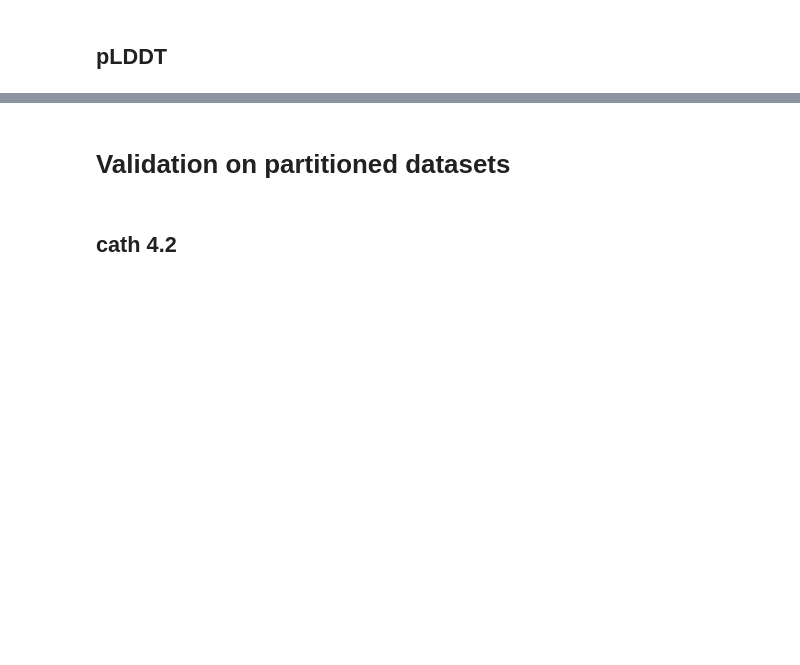
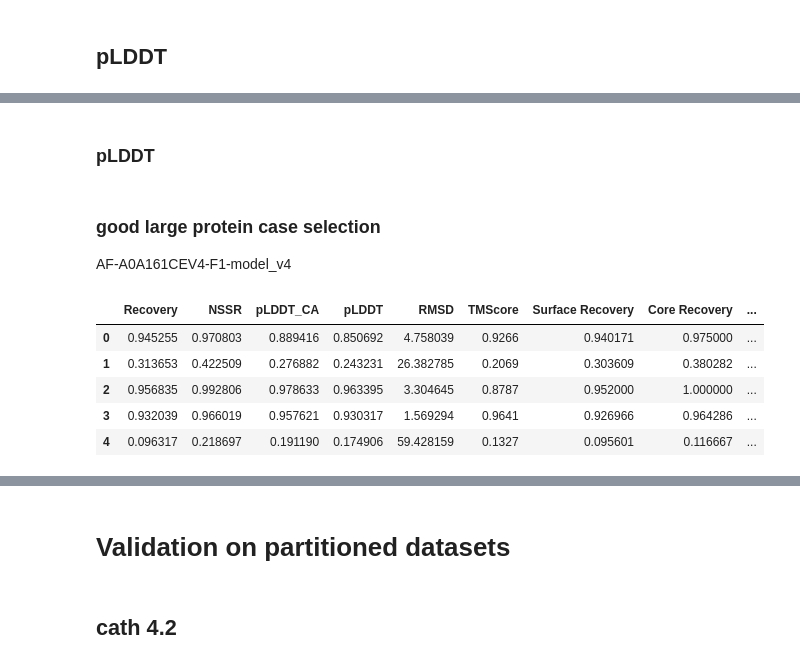
Before and after one commit to gersteinlab/BC-Design, a Jupyter notebook: visualization.ipynb, the cells around one changed output, grey strips where cells are left out. Saved outputs shown, nothing was run; the diff lists cells and outputs as text; code cells hidden in the pictures; blank space fills up the shorter version.

```diff
--- a/visualization.ipynb
+++ b/visualization.ipynb
@@ -414,0 +1241,2 @@ Passing `palette` without assigning `hue` is deprecated and will be removed in v
+# %% [markdown]
+### pLDDT
@@ -414,0 +1293,3 @@ Passing `palette` without assigning `hue` is deprecated and will be removed in v
+# %% [markdown]
+### good large protein case selection
+AF-A0A161CEV4-F1-model_v4
@@ -414,0 +1304,9 @@ Passing `palette` without assigning `hue` is deprecated and will be removed in v
+# %%
+data.head()
+# %% [output]
+|  | Recovery | NSSR | pLDDT_CA | pLDDT | RMSD | TMScore | Surface Recovery | Core Recovery | ... |
+| 0 | 0.945255 | 0.970803 | 0.889416 | 0.850692 | 4.758039 | 0.9266 | 0.940171 | 0.975000 | ... |
+| 1 | 0.313653 | 0.422509 | 0.276882 | 0.243231 | 26.382785 | 0.2069 | 0.303609 | 0.380282 | ... |
+| 2 | 0.956835 | 0.992806 | 0.978633 | 0.963395 | 3.304645 | 0.8787 | 0.952000 | 1.000000 | ... |
+| 3 | 0.932039 | 0.966019 | 0.957621 | 0.930317 | 1.569294 | 0.9641 | 0.926966 | 0.964286 | ... |
+| 4 | 0.096317 | 0.218697 | 0.191190 | 0.174906 | 59.428159 | 0.1327 | 0.095601 | 0.116667 | ... |
```
Also changed, not shown: parts of 178 cells of this notebook, 8 other files.
